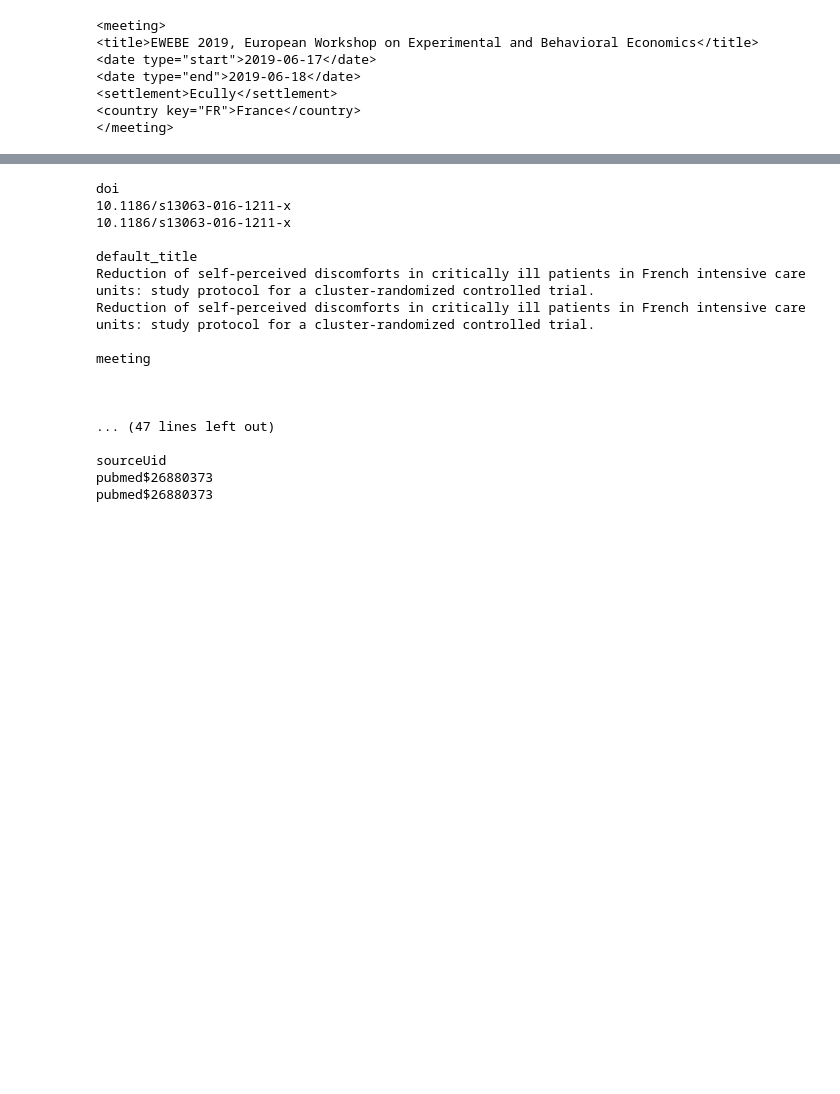
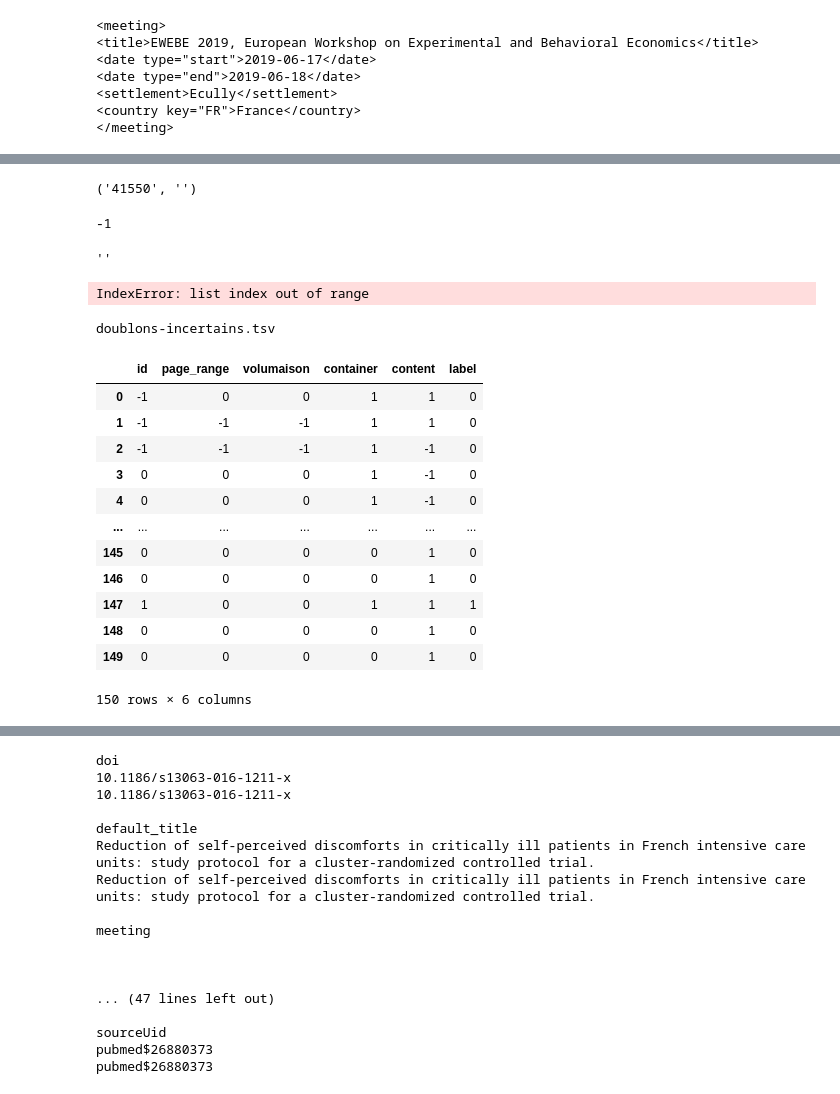
Before and after one commit to amaelDago/co-near_dup, a Jupyter notebook: get-data.ipynb, the cells around one changed output, grey strips where cells are left out. Saved outputs shown, nothing was run; the diff lists cells and outputs as text; code cells hidden in the pictures; blank space fills up the shorter version.

```diff
--- a/get-data.ipynb
+++ b/get-data.ipynb
@@ -169,0 +98,75 @@ compare_notice(t11, t11)
+# %%
+check_page_range("1544-1550", "154")
+# %% [output]
+('41550', '')
+-1
+# %%
+import itertools as it
+def same_begin_sequence(string1, string2) :
+    return ''.join(el[0] for el in it.takewhile(lambda t: t[0] == t[1], zip(string1, string2)))
+same_begin_sequence("1550-960", "960")
+# %% [output]
+''
+# %%
+x = "crossref$10.4000/ahrf.13567"
+y = "hal$hal-01708398"
+
+t1 = get_notice_from_sourceUid(x, df)
+t11 = Notice(t1)
+
+t2 = get_notice_from_sourceUid(y, df)
+t22 = Notice(t2)
+
+comp = NoticeComparison(t1, t2)
+comp.run()
+comp.validation_dict
+# %% [output]
+IndexError: list index out of range
+# %%
+from utils import get_notice_from_sourceUid, Notice
+
+path = "data/test-data/"
+files = os.listdir(path)
+
+#for file in files :
+test = pd.read_csv(path + files[3], encoding = "utf8", sep = "\t")
+print(files[3])
+d = []
+
+for x,y, z in zip(test.sourceUid1, test.sourceUid2, test["validation manuelle"]) :
+
+    t1 = get_notice_from_sourceUid(x, df)
+    t11 = Notice(t1)
+
+    t2 = get_notice_from_sourceUid(y, df)
+    t22 = Notice(t2)
+
+    comp = NoticeComparison(t1, t2)
+    comp.run()
+    res = {x:y[1] for x,y in comp.validation_dict.items()}
+    res["label"] = z
+
+    d.append(res)
+
+#set1 = getSettlement(t["teiBlob"])
+# %% [output]
+doublons-incertains.tsv
+# %%
+
+df_ = pd.DataFrame(d)
+#dff = pd.concat([df_, test["validation manuelle"]], ignore_index=0, axis = 0)
+df_
+# %% [output]
+|  | id | page_range | volumaison | container | content | label |
+| 0 | -1 | 0 | 0 | 1 | 1 | 0 |
+| 1 | -1 | -1 | -1 | 1 | 1 | 0 |
+| 2 | -1 | -1 | -1 | 1 | -1 | 0 |
+| 3 | 0 | 0 | 0 | 1 | -1 | 0 |
+| 4 | 0 | 0 | 0 | 1 | -1 | 0 |
+| ... | ... | ... | ... | ... | ... | ... |
+| 145 | 0 | 0 | 0 | 0 | 1 | 0 |
+| 146 | 0 | 0 | 0 | 0 | 1 | 0 |
+| 147 | 1 | 0 | 0 | 1 | 1 | 1 |
+| 148 | 0 | 0 | 0 | 0 | 1 | 0 |
+| 149 | 0 | 0 | 0 | 0 | 1 | 0 |
+150 rows × 6 columns
```
Also changed, not shown: parts of 26 cells of this notebook, 8 other files.
